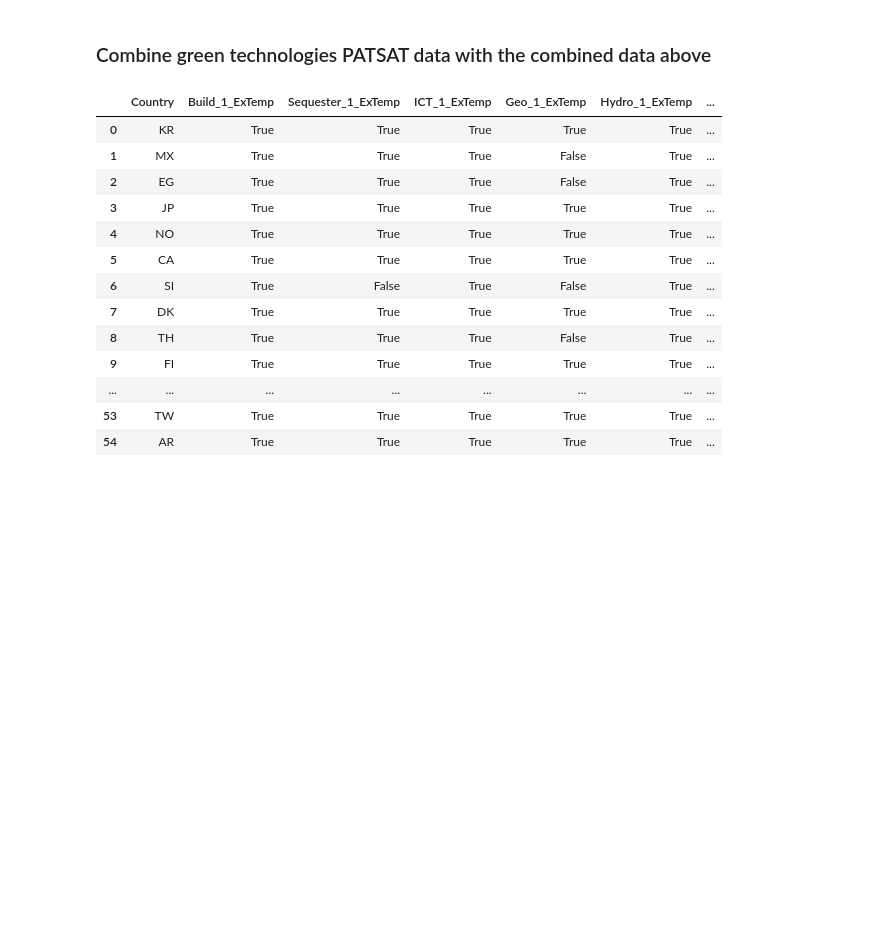
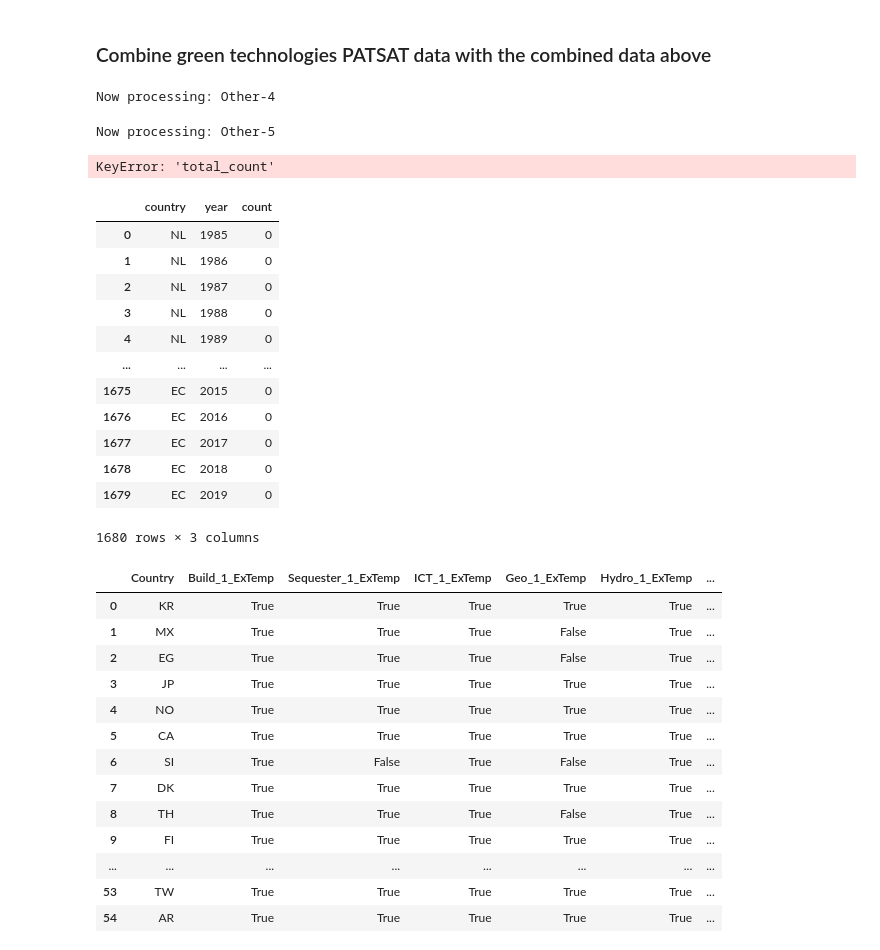
Before and after one commit to Nitasha05/Disasters-and-green-Innovation, a Jupyter notebook: PATSAT_cleaning/9_Combine_EMDAT_PATSAT.ipynb, the cells around one changed output. Drawn from its saved outputs; the diff is of its cells as text; code cells hidden in the pictures; blank space fills up the shorter version.

```diff
--- a/PATSAT_cleaning/9_Combine_EMDAT_PATSAT.ipynb
+++ b/PATSAT_cleaning/9_Combine_EMDAT_PATSAT.ipynb
@@ -191,8 +231,9 @@ for patsat, emdat in emdat_patsat_names.items():
 # %% [markdown]
 ### Combine green technologies PATSAT data with the combined data above
 # %%
-Categories = ['Build','Sequester', 'ICT', 'Geo', 'Hydro', 'Ocean', 'Solar-T', 'PV', 'Thermal-PV', 'Wind', 'Combust', 'Fusion', 'Fission', 'Electric', 'Biofuel', 'Waste', 'Store- B', 'Store - C', 'Store- T', 'Store- M', 'Hydrogen', 'Processing', 'Transport', 'Wastewater', 'SmrtGrds', 'Nuclear', 'Non-Fossil', 'Enable',  'Other-1', 'Other-3']#, 'Other-5','Other-6', 'Other-4']
-df_controls =pd.read_csv('controls_processed.csv', skipinitialspace=True, header=0)
+#Categories = ['Build','Sequester', 'ICT', 'Geo', 'Hydro', 'Ocean', 'Solar-T', 'PV', 'Thermal-PV', 'Wind', 'Combust', 'Fusion', 'Fission', 'Electric', 'Biofuel', 'Waste', 'Store- B', 'Store - C', 'Store- T', 'Store- M', 'Hydrogen', 'Processing', 'Transport', 'Wastewater', 'SmrtGrds', 'Nuclear', 'Non-Fossil', 'Enable',  'Other-1', 'Other-3']#, 'Other-5','Other-6', 'Other-4']
+Categories = ['Other-4','Other-5', 'Other-6']
+df_controls =pd.read_csv('/Volumes/NJ_4TB/Final/controls_processed.csv', skipinitialspace=True, header=0)
 for category in Categories:
     print("Now processing: "+ category)
     try:
@@ -221,7 +262,7 @@ for category in Categories:
     df_cat.rename(columns={'total_count':category+'_total_count', 'granted_count':category +'_granted_count', 'granted_family_ge_2_count':category+'_granted_family_ge_2_count', 'K_stock':category+'_K_stock'}, inplace=True)
     df_cat = df_cat.merge(df_controls, on=['country','year'], how='left')#NaNs if controls are not present
     for adaptive in emdat_patsat_names.keys():
-        df_adapt = pd.read_csv(adaptive + '_panel_combined.csv', skipinitialspace=True, header=0)
+        df_adapt = pd.read_csv('/Volumes/NJ_4TB/Final/' + adaptive + '_panel_combined.csv', skipinitialspace=True, header=0)
         df_adapt.loc[:, 'K_stock'] = np.log(1 + df_adapt['K_stock'])
         df_adapt.rename(columns={'total_count':adaptive+'_total_count', 'granted_count':adaptive+'_granted_count', 'granted_family_ge_2_count':adaptive+'_granted_family_ge_2_count', 'K_stock':adaptive+'_K_stock'}, inplace=True)
         df_final=df_cat.merge(df_adapt, on=['country','year'], how='inner')
@@ -231,9 +272,29 @@ for category in Categories:
         df_final.drop(labels =2019, axis =1, inplace=True, errors='ignore')
         df_final.drop(labels =2020, axis =1, inplace=True, errors='ignore')
         #  print('Combined ' + category + ' with '+ adaptive)
-        directory = 'Adaptive_Mitigative/'# + category + '_' + adaptive + '/'
+        directory = '/Volumes/NJ_4TB/Final/Adaptive_Mitigative/'# + category + '_' + adaptive + '/'
         Path(directory).mkdir(parents=True, exist_ok=True)
         df_final.to_csv( directory + category + '_' + adaptive + '_panel_combined.csv', encoding='utf-8', index=False)
+# %% [output]
+Now processing: Other-4
+Now processing: Other-5
+KeyError: 'total_count'
+# %%
+pd.read_csv('/Volumes/NJ_4TB/PATSAT/MyFiles/Other-6_panel.csv', skipinitialspace=True, header=0)
+# %% [output]
+|  | country | year | count |
+| 0 | NL | 1985 | 0 |
+| 1 | NL | 1986 | 0 |
+| 2 | NL | 1987 | 0 |
+| 3 | NL | 1988 | 0 |
+| 4 | NL | 1989 | 0 |
+| ... | ... | ... | ... |
+| 1675 | EC | 2015 | 0 |
+| 1676 | EC | 2016 | 0 |
+| 1677 | EC | 2017 | 0 |
+| 1678 | EC | 2018 | 0 |
+| 1679 | EC | 2019 | 0 |
+1680 rows × 3 columns
 # %%
 #extracting chosen country samples
 import pandas as pd
```
Also changed, not shown: parts of 4 cells of this notebook, 1 other file.
